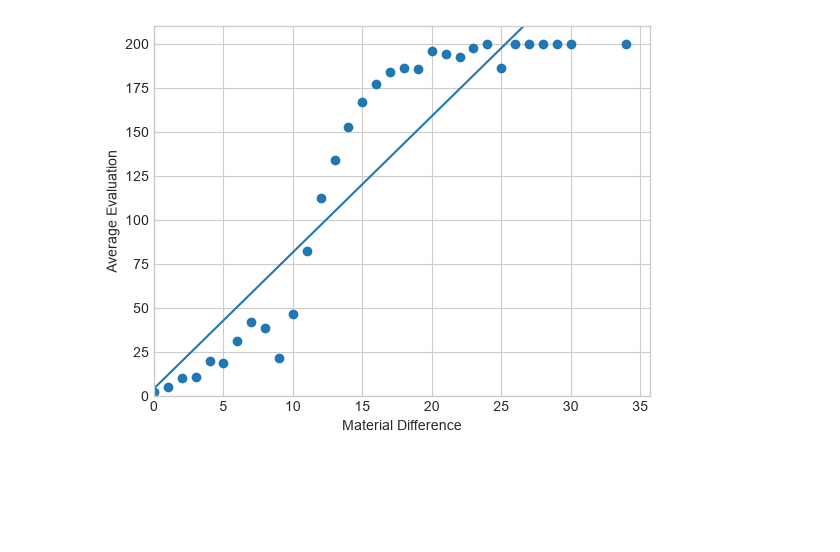
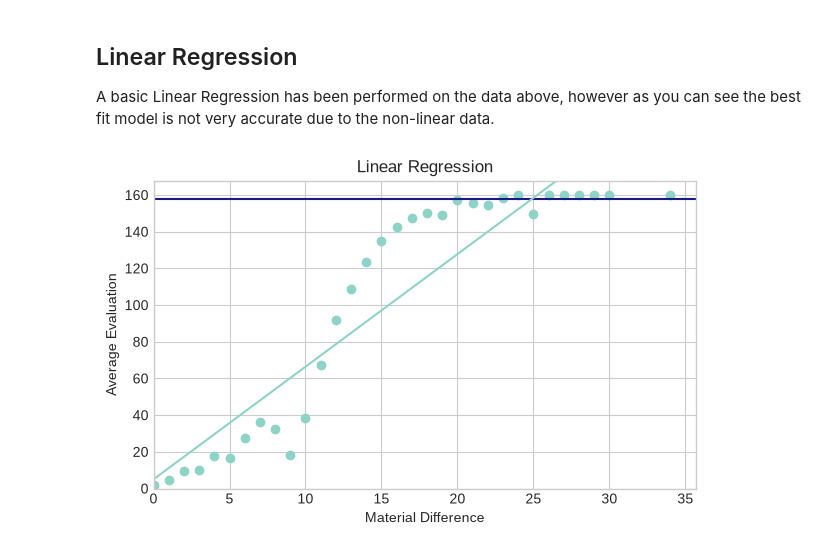
Before and after one commit to GreatBrandon/DataSciencePortfolio, a Jupyter notebook: LinearRegression.ipynb, the cells around one changed output. Drawn from its saved outputs; the diff is of its cells as text; code cells hidden in the pictures; blank space fills up the shorter version.

```diff
--- a/LinearRegression.ipynb
+++ b/LinearRegression.ipynb
@@ -14,0 +26,10 @@ csv = pd.read_csv('chessData_formatted.csv')
+# %%
+def prepare_graph(x_axis, y_axis, title):
+    plt.figure(figsize=[7,4])
+    plt.scatter(x_axis,y_axis)
+    plt.axhline(y=158, color=(0.1, 0.1, 0.5), linestyle='-')
+    plt.xlabel('Material Difference')
+    plt.ylabel('Average Evaluation')
+    plt.title(title)
+    plt.xlim(0)
+    plt.ylim(0)
@@ -46,21 +65,19 @@ plt.show()
+# %%
+def prepare_model(model):
+    model.fit(xnumpy[:, np.newaxis], y)
+    xfit = np.linspace(0, x.max())
+    yfit = model.predict(xfit[:, np.newaxis])
+    plt.plot(xfit, yfit)
+# %% [markdown]
+## Linear Regression
+
+A basic Linear Regression has been performed on the data above, however as you can see the best fit model is not very accurate due to the non-linear data.
 # %%
 from sklearn.linear_model import LinearRegression
 
 model = LinearRegression(fit_intercept=True)
-
-xnumpy = x.to_numpy()
-
-model.fit(xnumpy[:, np.newaxis], y)
-
-xfit = np.linspace(0, x.max())
-yfit = model.predict(xfit[:, np.newaxis])
-
-plt.scatter(x,y)
-plt.xlabel('Material Difference')
-plt.ylabel('Average Evaluation')
-plt.xlim(0)
-plt.ylim(0)
-plt.plot(xfit, yfit)
+prepare_graph(x, y, 'Linear Regression')
+prepare_model(model)
 plt.show()
 # %% [output]
-[figure, old version]
+[figure, new version]
```
Also changed, not shown: parts of 18 cells of this notebook, 1 other file.
